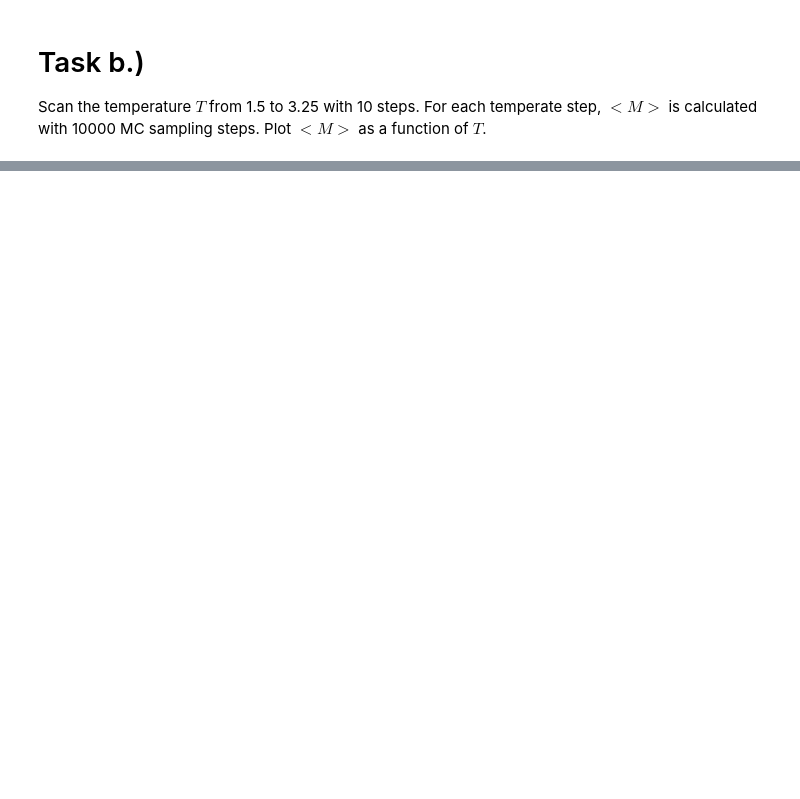
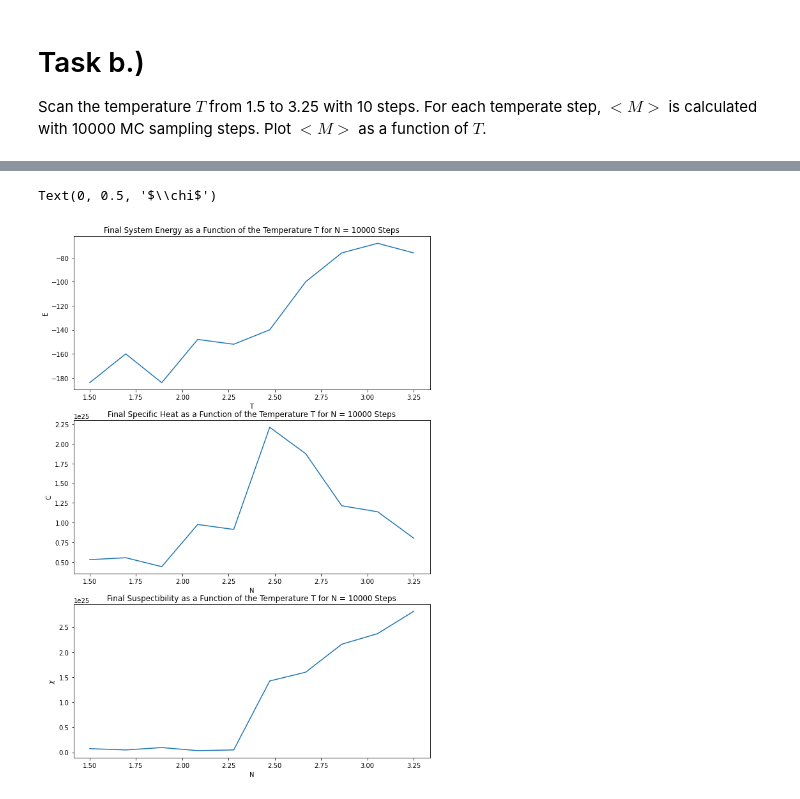
Before and after one commit to cswelch/Physics-434, a Jupyter notebook: Lab 4.ipynb, the cells around one changed output, grey strips where cells are left out. Saved outputs shown, nothing was run; the diff lists cells and outputs as text; code cells hidden in the pictures; blank space fills up the shorter version.

```diff
--- a/Lab 4.ipynb
+++ b/Lab 4.ipynb
@@ -107,0 +177,25 @@ Text(0, 0.5, '<M>')
+# %%
+#Part b) - Plot final system energy, specific heat, and suspectibility values vs. T.
+fig, axs = plt.subplots(3, 1, figsize=(10,15))
+
+#System energy
+
+axs[0].plot(Ts, Es_vary_T)
+axs[0].set_title("Final System Energy as a Function of the Temperature T for N = 10000 Steps")
+axs[0].set_xlabel("T")
+axs[0].set_ylabel("E")
+
+#Specific heat
+axs[1].plot(Ts, Cs_vary_T)
+axs[1].set_title("Final Specific Heat as a Function of the Temperature T for N = 10000 Steps")
+axs[1].set_xlabel("N")
+axs[1].set_ylabel("C")
+
+#Suspectibility
+axs[2].plot(Ts, Chis_vary_T)
+axs[2].set_title("Final Suspectibility as a Function of the Temperature T for N = 10000 Steps")
+axs[2].set_xlabel("N")
+axs[2].set_ylabel("$\chi$")
+# %% [output]
+Text(0, 0.5, '$\\chi$')
+[figure, added]
```
Also changed, not shown: parts of 5 cells of this notebook, 4 other files.
